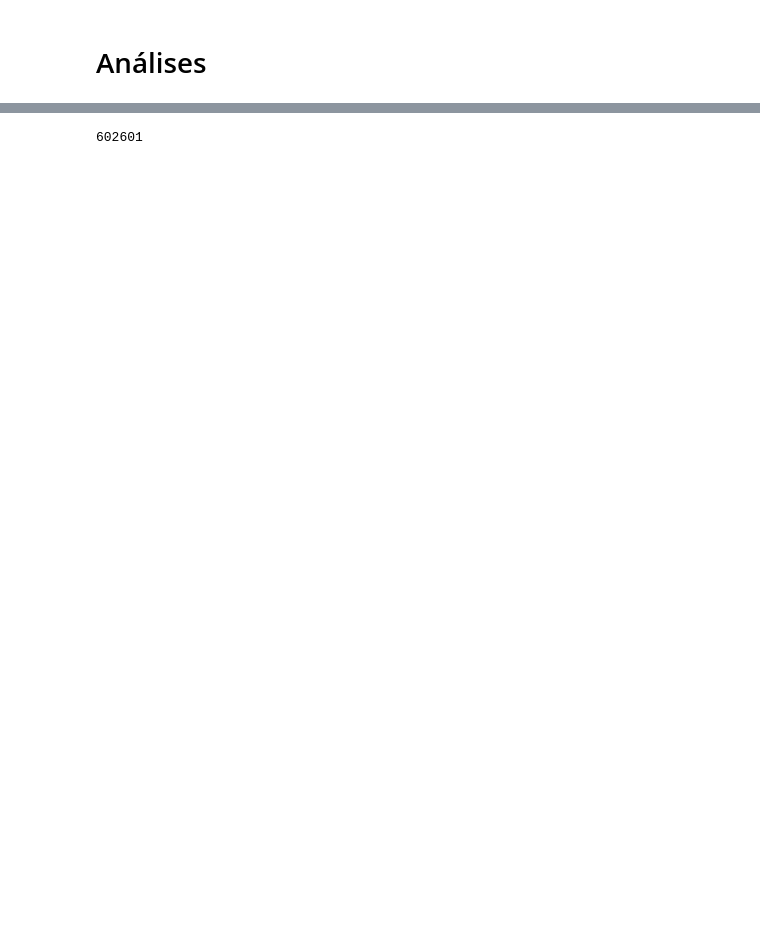
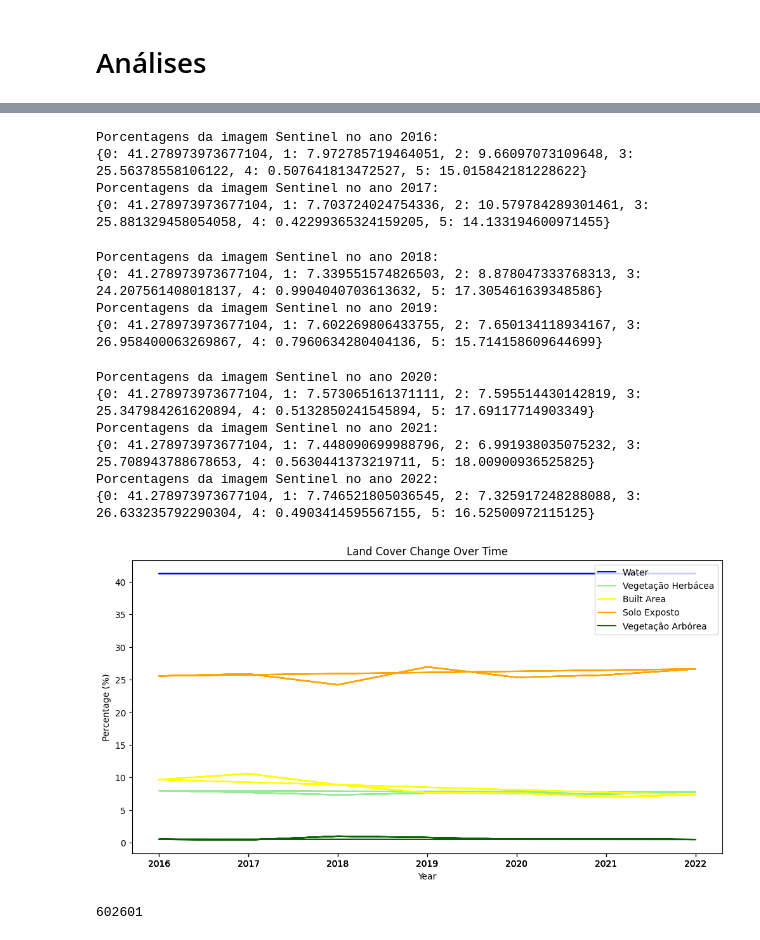
Before and after one commit to micazev/GoogleEarthEngine_Santarem, a Jupyter notebook: AnalisesSR_IC.ipynb, the cells around one changed output, grey strips where cells are left out. Saved outputs shown, nothing was run; the diff lists cells and outputs as text; code cells hidden in the pictures; blank space fills up the shorter version.

```diff
--- a/AnalisesSR_IC.ipynb
+++ b/AnalisesSR_IC.ipynb
@@ -64,3 +153,56 @@ Porcentagens da imagem Sentinel:
+# %%
+# Calcular porcentagens por ano SENTINEL
+for year in years_of_interest_sentinel:
+    try:
+        percentages = calculate_class_percentages(sentinel_classified_data[year])
+        # Adicionar os resultados ao DataFrame
+        df_SENTINEL_classes = df_SENTINEL_classes.append({'Year': year,
+            'Water': percentages.get(0, 0),
+            'Vegetacao_Herbacea': percentages.get(1, 0),
+            'Built_Area': percentages.get(2, 0),
+            'Solo_Exposto': percentages.get(3, 0),
+            'Vegetacao_Arborea': percentages.get(4, 0)}, ignore_index=True)
+
+        print(f"Porcentagens da imagem Sentinel no ano {year}:")
+        print(percentages)
+
+    except FileNotFoundError:
+        print(f"Arquivo para o ano {year} não encontrado.")
+        continue
+
+# Visualização
+fig2, ax2 = plt.subplots(figsize=(12, 6))
+
+ax2.plot(df_SENTINEL_classes['Year'], df_SENTINEL_classes['Water'], label='Water', color='blue')
+ax2.plot(df_SENTINEL_classes['Year'], df_SENTINEL_classes['Vegetacao_Herbacea'], label='Vegetação Herbácea', color='lightgreen')
+ax2.plot(df_SENTINEL_classes['Year'], df_SENTINEL_classes['Built_Area'], label='Built Area', color='yellow')
+ax2.plot(df_SENTINEL_classes['Year'], df_SENTINEL_classes['Solo_Exposto'], label='Solo Exposto', color='orange')
+ax2.plot(df_SENTINEL_classes['Year'], df_SENTINEL_classes['Vegetacao_Arborea'], label='Vegetação Arbórea', color='darkgreen')
+
+ax2.set_xticks(df_SENTINEL_classes['Year'].astype(int))
+ax2.set_title('Land Cover Change Over Time')
+ax2.set_xlabel('Year')
+ax2.set_ylabel('Percentage (%)')
+ax2.legend(loc='upper right')
+
+plt.show()
+plt.close('all')
+# %% [output]
+Porcentagens da imagem Sentinel no ano 2016:
+{0: 41.278973973677104, 1: 7.972785719464051, 2: 9.66097073109648, 3: 25.56378558106122, 4: 0.507641813472527, 5: 15.015842181228622}
+Porcentagens da imagem Sentinel no ano 2017:
+{0: 41.278973973677104, 1: 7.703724024754336, 2: 10.579784289301461, 3: 25.881329458054058, 4: 0.42299365324159205, 5: 14.133194600971455}
+Porcentagens da imagem Sentinel no ano 2018:
+{0: 41.278973973677104, 1: 7.339551574826503, 2: 8.878047333768313, 3: 24.207561408018137, 4: 0.9904040703613632, 5: 17.305461639348586}
+Porcentagens da imagem Sentinel no ano 2019:
+{0: 41.278973973677104, 1: 7.602269806433755, 2: 7.650134118934167, 3: 26.958400063269867, 4: 0.7960634280404136, 5: 15.714158609644699}
+Porcentagens da imagem Sentinel no ano 2020:
+{0: 41.278973973677104, 1: 7.573065161371111, 2: 7.595514430142819, 3: 25.347984261620894, 4: 0.5132850241545894, 5: 17.69117714903349}
+Porcentagens da imagem Sentinel no ano 2021:
+{0: 41.278973973677104, 1: 7.448090699988796, 2: 6.991938035075232, 3: 25.708943788678653, 4: 0.5630441373219711, 5: 18.00900936525825}
+Porcentagens da imagem Sentinel no ano 2022:
+{0: 41.278973973677104, 1: 7.746521805036545, 2: 7.325917248288088, 3: 26.633235792290304, 4: 0.4903414595567155, 5: 16.52500972115125}
+[figure, added]
 # %%
 # Comparar as imagens
 diferencas = np.abs(class_landsat - class_sentinel)
```
Also changed, not shown: parts of 10 cells of this notebook.
